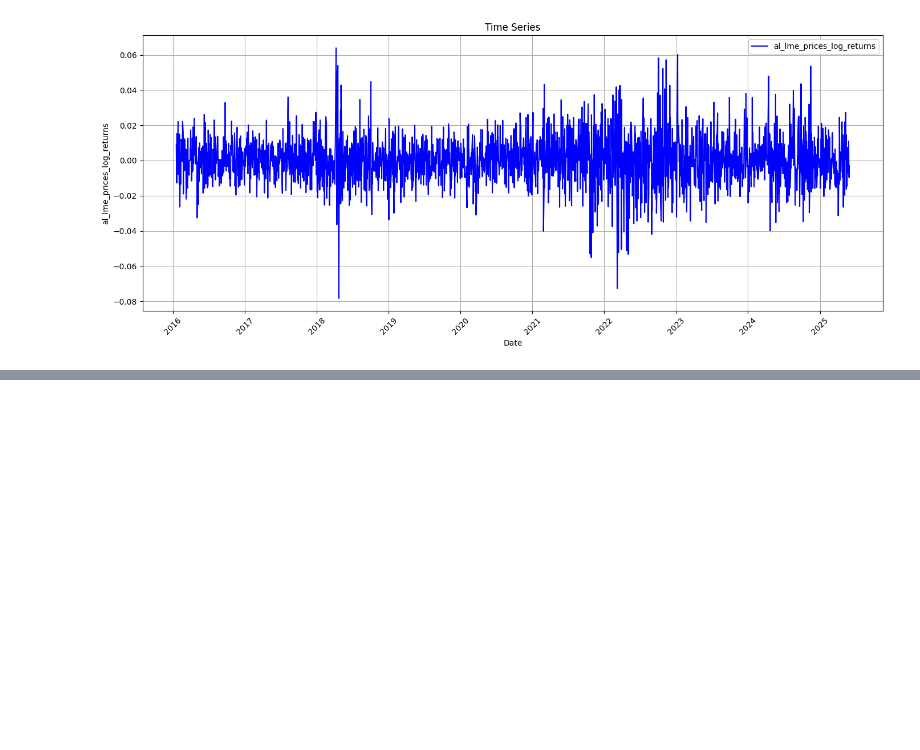
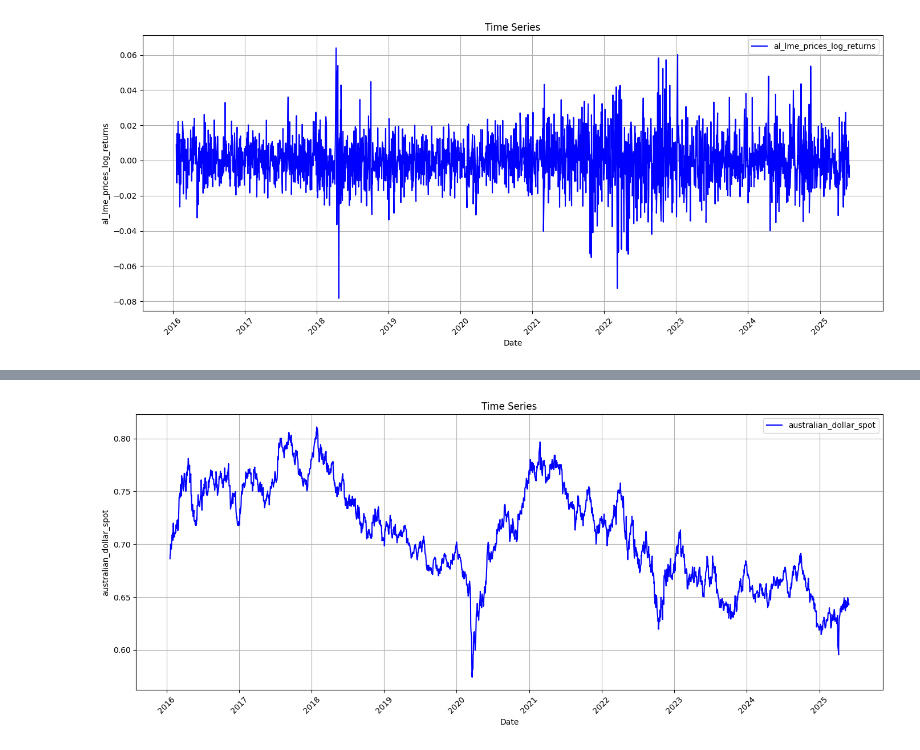
Before and after one commit to panstenos/Commodity-Optionality-Pricing-UCL-Dissertation, a Jupyter notebook: Data/EDA.ipynb, the cells around one changed output, grey strips where cells are left out. Cells and saved outputs as stored; diff of their text form; code cells hidden in the pictures; blank space fills up the shorter version.

```diff
--- a/Data/EDA.ipynb
+++ b/Data/EDA.ipynb
@@ -319,0 +326,4 @@ _ = line_plot(df['date'], df[df.columns[1]], df.columns[1], show=True)
+# %%
+_ = line_plot(df['date'], df['australian_dollar_spot'], 'australian_dollar_spot', show=True)
+# %% [output]
+[figure, added]
```
Also changed, not shown: parts of 6 cells of this notebook.
